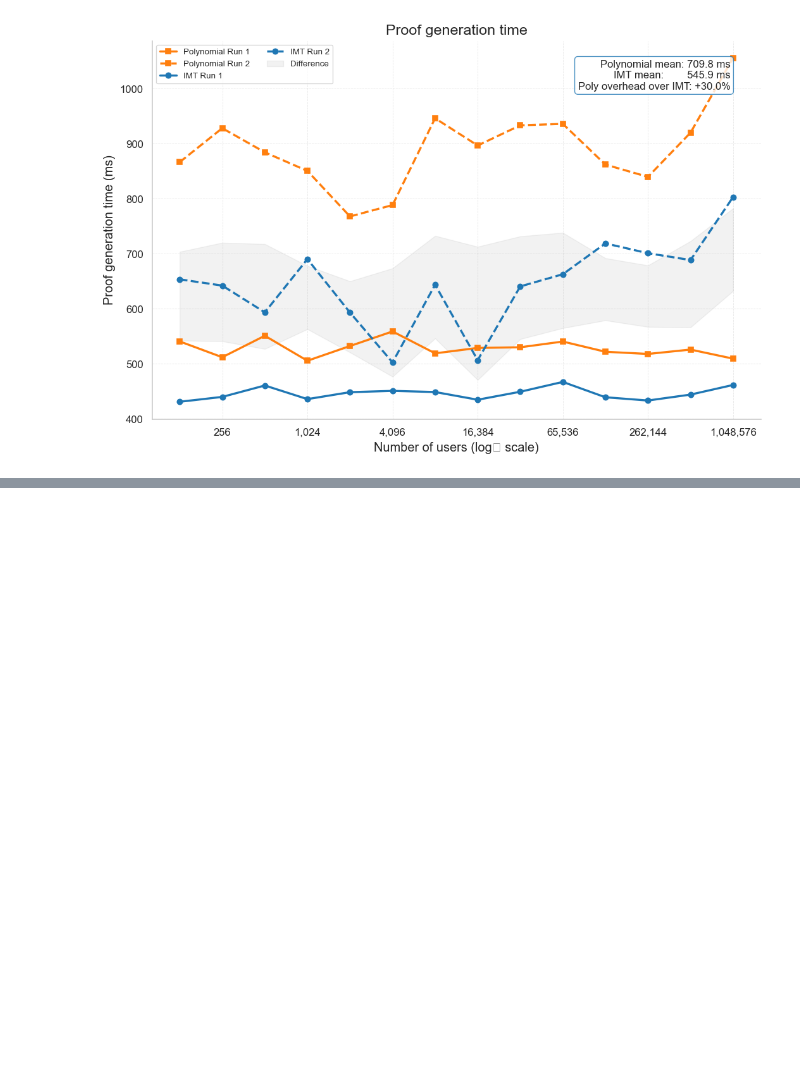
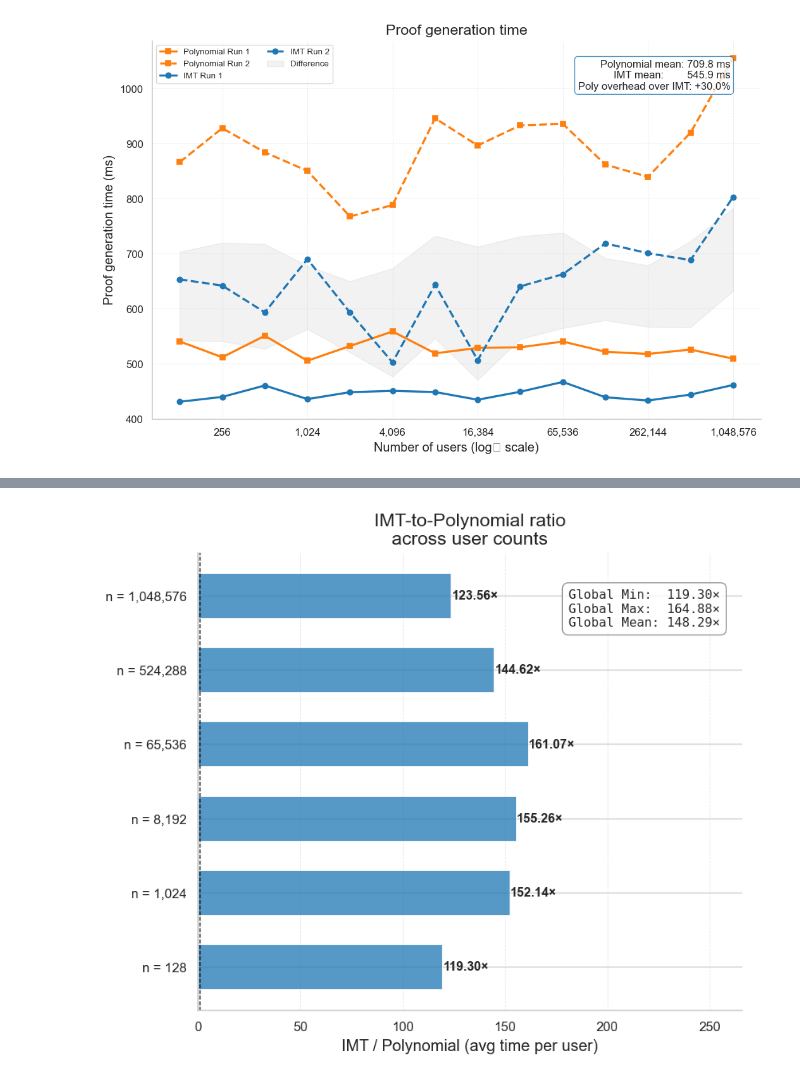
Before and after one commit to Samonto-Karmaker/ZKP-Polynomial-Vs-IMT, a Jupyter notebook: IMT_vs_PEB.ipynb, the cells around one changed output, grey strips where cells are left out. Drawn from its saved outputs; the diff is of its cells as text; code cells hidden in the pictures; blank space fills up the shorter version.

Commit message:
Update ratio_bar_chart.png with new visual representation

```diff
--- a/IMT_vs_PEB.ipynb
+++ b/IMT_vs_PEB.ipynb
@@ -633,0 +595,82 @@ plt.show()
+# %%
+import numpy as np
+import pandas as pd
+import matplotlib.pyplot as plt
+
+# --- Helper Function ---
+def stats_box(ax, text_lines, loc="upper right", **kwargs):
+    """
+    Custom wrapper to draw a statistics box inside the plot bounds.
+    """
+    text_content = "\n".join(text_lines)
+
+    # Positioned nicely away from the title/boundaries
+    if loc == "upper right":
+        x, y = 0.96, 0.92
+        va, ha = "top", "right"
+    else:
+        x, y = 0.96, 0.08
+        va, ha = "bottom", "right"
+
+    ax.text(
+        x, y, text_content,
+        transform=ax.transAxes,
+        verticalalignment=va,
+        horizontalalignment=ha,
+        fontsize=9.5,
+        fontfamily="monospace",  # Keeps columns aligned nicely
+        bbox=dict(boxstyle="round,pad=0.5", facecolor="white", edgecolor="gray", alpha=0.85)
+    )
+
+# --- 1. Isolate Run 1: First 14 rows of each scheme's block by original order ---
+imt_run1 = combined[combined['scheme_type'] == 'IMT'].iloc[:14].set_index('user_count')['avg_population_time_ms']
+peba_run1 = combined[combined['scheme_type'] == 'Polynomial'].iloc[:14].set_index('user_count')['avg_population_time_ms']
+
+# --- 2. Calculate Global Statistics across all unique user counts in this run ---
+all_user_counts = imt_run1.index.tolist()
+all_ratios = [imt_run1[n] / peba_run1[n] for n in all_user_counts if n in peba_run1.index]
+
+# --- 3. Sub-select the specific 6 bars for the graph ---
+select_n = [128, 1024, 8192, 65536, 524288, 1048576]
+ratios = [imt_run1[n] / peba_run1[n] for n in select_n]
+
+# --- 4. Figure Visualization Layout ---
+fig, ax_ratio = plt.subplots(figsize=(7, 6))
+
+bars = ax_ratio.barh(
+    [f"n = {n:,}" for n in select_n],
+    ratios,
+    color=IMT_COLOR, alpha=0.75,
+    edgecolor='white', linewidth=0.6, height=0.6
+)
+
+# Render numeric data labels next to the horizontal bars
+for bar, val in zip(bars, ratios):
+    ax_ratio.text(val + 0.5, bar.get_y() + bar.get_height() / 2,
+                  f"{val:.2f}×", va='center', fontsize=9.5, fontweight='bold')
+
+# Styling and Axes adjustments
+ax_ratio.set_xlabel("IMT / Polynomial (avg time per user)", fontsize=LABEL_FONT)
+ax_ratio.set_title("IMT-to-Polynomial ratio\nacross user counts", fontsize=TITLE_FONT)
+ax_ratio.axvline(1, color='black', linewidth=0.8, linestyle='--')
+ax_ratio.grid(axis='x', linestyle='--', linewidth=0.5, alpha=0.5)
+
+# Scale the X-axis limit outward to prevent data labels or bars from touching the box
+ax_ratio.set_xlim(0, max(ratios) * 1.65)
+
+# --- 5. Plotting the Global Statistics Box (using all_ratios) ---
+stats_box(
+    ax_ratio,
+    [
+        f"Global Min:  {min(all_ratios):.2f}×",
+        f"Global Max:  {max(all_ratios):.2f}×",
+        f"Global Mean: {np.mean(all_ratios):.2f}×",
+    ],
+    loc="upper right"
+)
+
+plt.tight_layout()
+plt.savefig(GRAPHS_DIR / "ratio_bar_chart.png", bbox_inches='tight', dpi=300)
+plt.show()
+# %% [output]
+[figure, added]
```
Also changed, not shown: parts of 1 cell of this notebook, 1 other file.
